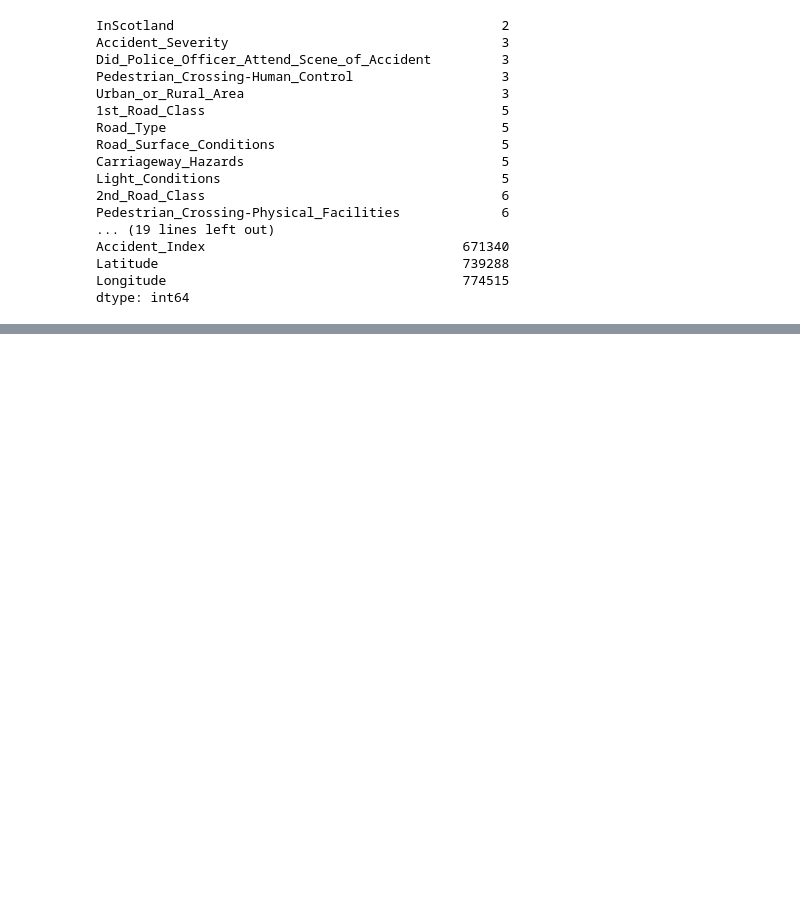
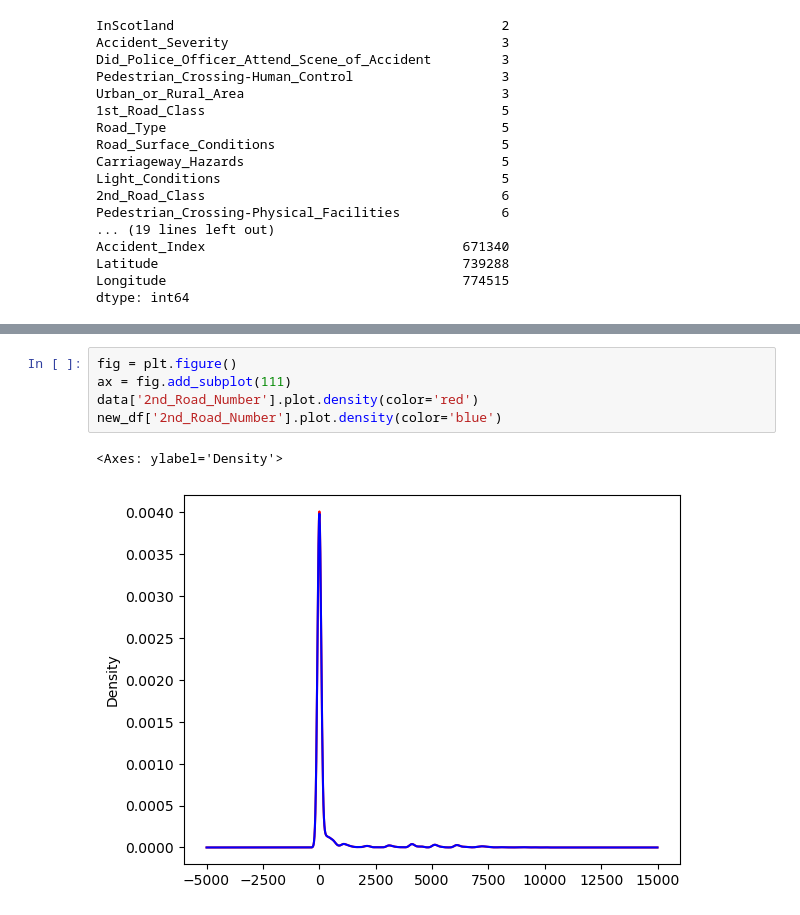
Before and after one commit to Nikhil18207/UK-RTC-Prediction-Preprocessing, a Jupyter notebook: RTCprediction.ipynb, the cells around one changed output, grey strips where cells are left out. Drawn from its saved outputs; the diff is of its cells as text; blank space fills up the shorter version.

```diff
--- a/RTCprediction.ipynb
+++ b/RTCprediction.ipynb
@@ -193,0 +260,8 @@ dtype: int64
+# %%
+fig = plt.figure()
+ax = fig.add_subplot(111)
+data['2nd_Road_Number'].plot.density(color='red')
+new_df['2nd_Road_Number'].plot.density(color='blue')
+# %% [output]
+<Axes: ylabel='Density'>
+[figure, added]
```
Also changed, not shown: parts of 11 cells of this notebook.
